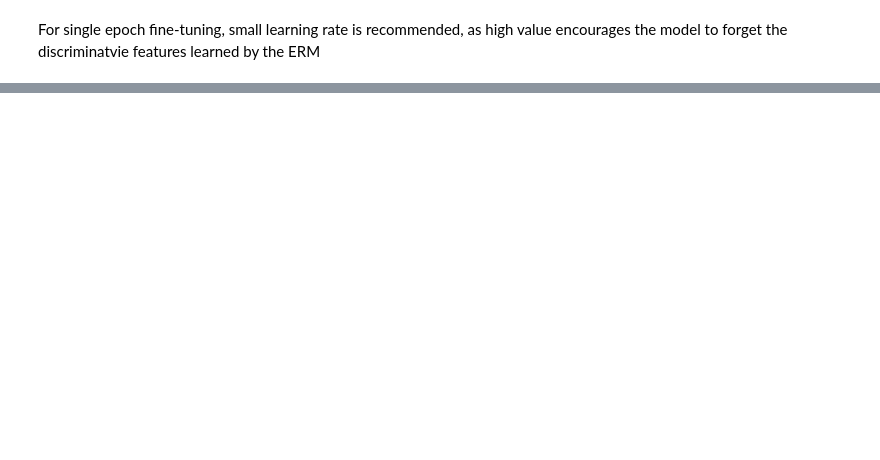
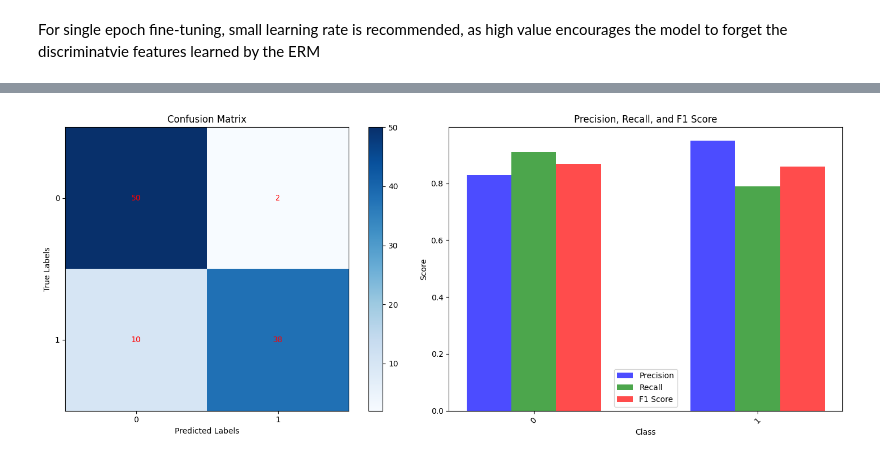
Before and after one commit to vmazashvili/Neural-Networks, a Jupyter notebook: MaskTune_Vano_Mazashvili_1993251.ipynb, the cells around one changed output, grey strips where cells are left out. Cells and saved outputs as stored; diff of their text form; code cells hidden in the pictures; blank space fills up the shorter version.

```diff
--- a/MaskTune_Vano_Mazashvili_1993251.ipynb
+++ b/MaskTune_Vano_Mazashvili_1993251.ipynb
@@ -874,0 +973,48 @@ TODO:
+# %%
+import matplotlib.pyplot as plt
+import numpy as np
+
+def plot_metrics(metrics):
+    conf_matrix, precision, recall, f1 = metrics
+
+    fig, axes = plt.subplots(1, 2, figsize=(15, 6))
+
+    # Plot Confusion Matrix
+    cax = axes[0].matshow(conf_matrix, cmap='Blues')
+    fig.colorbar(cax, ax=axes[0])
+    axes[0].set_title('Confusion Matrix')
+    axes[0].set_xlabel('Predicted Labels')
+    axes[0].set_ylabel('True Labels')
+    axes[0].xaxis.set_ticks_position('bottom')
+
+    for (i, j), val in np.ndenumerate(conf_matrix):
+        axes[0].text(j, i, f'{val}', ha='center', va='center', color='red')
+
+    # Combine Precision, Recall, and F1 Score into one plot
+    bar_width = 0.2
+    index = np.arange(len(precision))
+
+    axes[1].bar(index, precision, bar_width, label='Precision', color='blue', alpha=0.7)
+    axes[1].bar(index + bar_width, recall, bar_width, label='Recall', color='green', alpha=0.7)
+    axes[1].bar(index + 2 * bar_width, f1, bar_width, label='F1 Score', color='red', alpha=0.7)
+
+    axes[1].set_title('Precision, Recall, and F1 Score')
+    axes[1].set_xlabel('Class')
+    axes[1].set_ylabel('Score')
+    axes[1].set_xticks(index + bar_width)
+    axes[1].set_xticklabels(range(len(precision)), rotation=45)
+    axes[1].legend()
+
+    plt.tight_layout()
+    plt.show()
+
+# Example usage
+conf_matrix = np.array([[50, 2], [10, 38]])  # Example confusion matrix
+precision = [0.83, 0.95]  # Example precision values
+recall = [0.91, 0.79]  # Example recall values
+f1 = [0.87, 0.86]  # Example F1 score values
+
+metrics = [conf_matrix, precision, recall, f1]
+plot_metrics(metrics)
+# %% [output]
+[figure, added]
```
Also changed, not shown: parts of 24 cells of this notebook.
